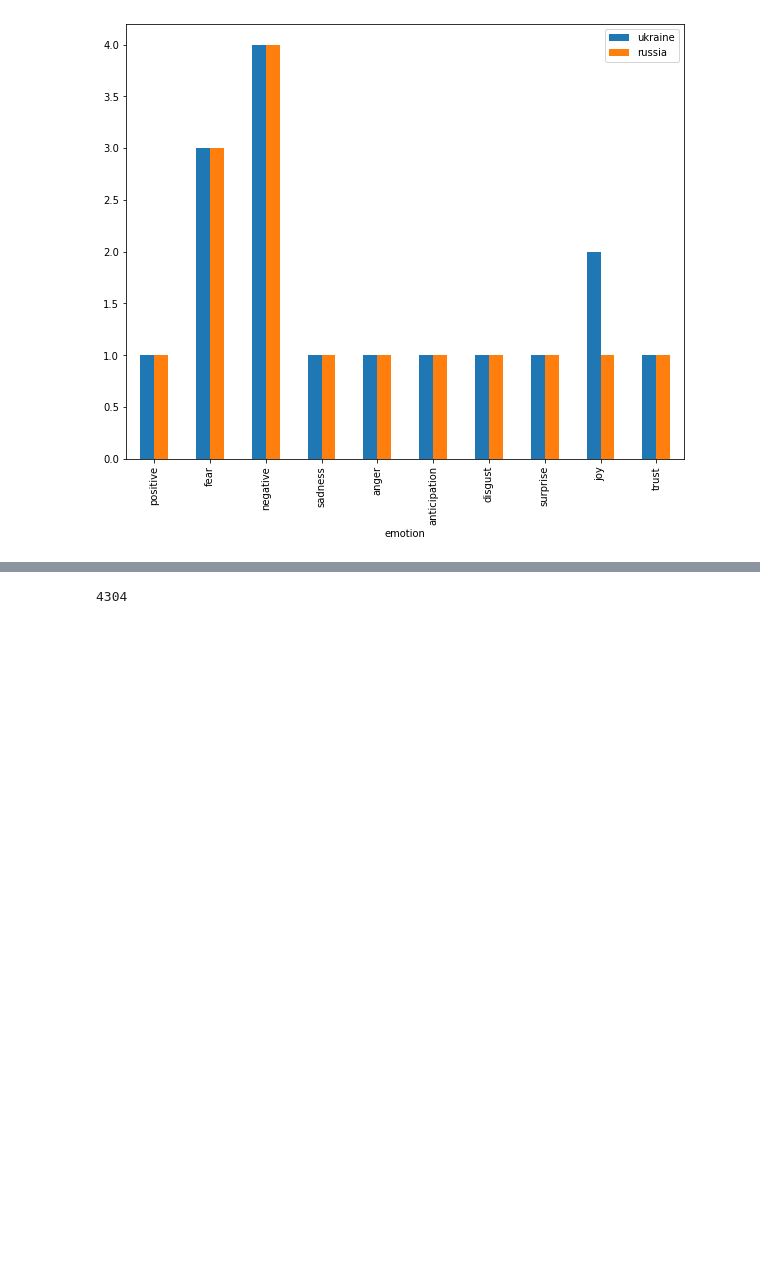
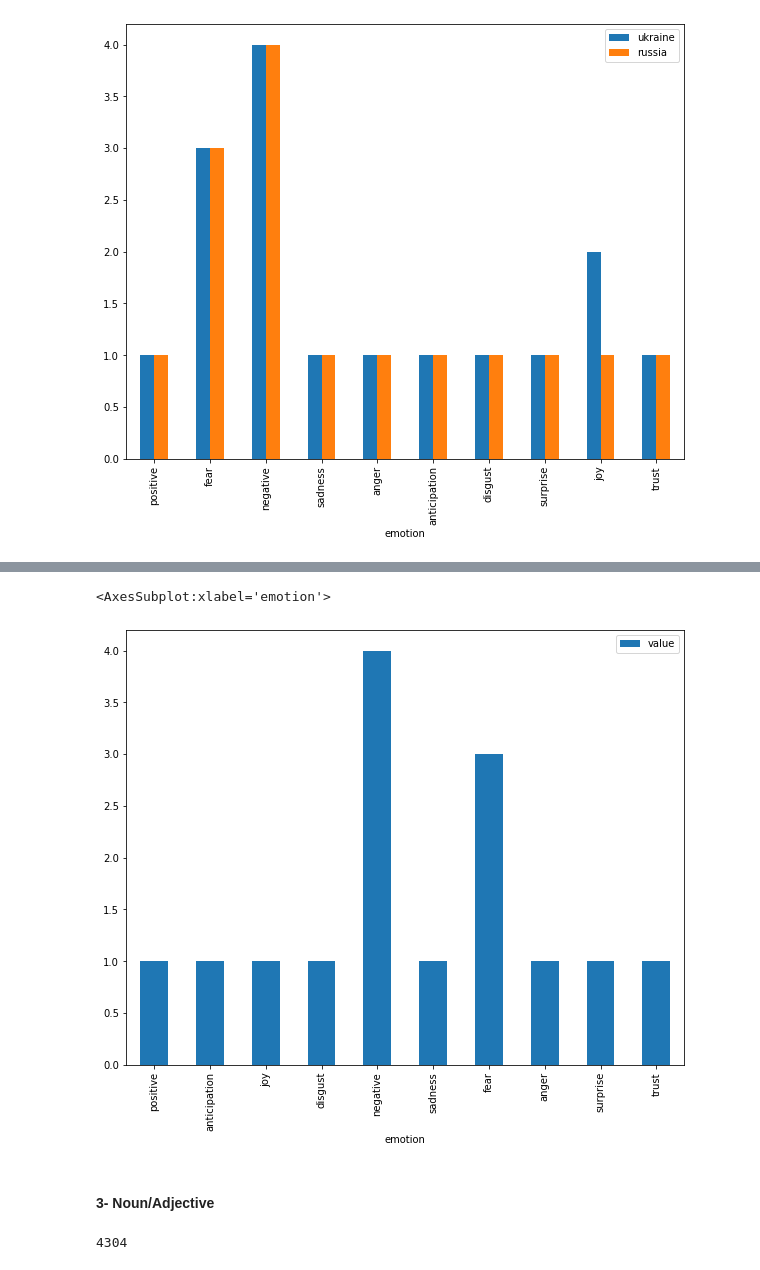
Before and after one commit to samah-balkhair/Tweets_Opinions, a Jupyter notebook: phase2_clean_tweets.ipynb, the cells around one changed output, grey strips where cells are left out. Drawn from its saved outputs; the diff is of its cells as text; code cells hidden in the pictures; blank space fills up the shorter version.

```diff
--- a/phase2_clean_tweets.ipynb
+++ b/phase2_clean_tweets.ipynb
@@ -541,12 +517,6 @@ for emotion in ukraine_emotion_dic:
         ukraine_emotion_value.append(emotion_dic['ukraine'].get(emotion))
         russia_emotion_value.append(emotion_dic['russia'].get(emotion))
 
-for emotion in russia_emotion_value:
-    if emotion not in emotion_list:
-        emotion_list.append(emotion)
-        ukraine_emotion_value.append(emotion_dic['ukraine'].get(emotion))
-        russia_emotion_value.append(emotion_dic['russia'].get(emotion))
-
 #print(emotion_list,ukraine_emotion_value,russia_emotion_value)
 emotion_df = pd.DataFrame({'emotion':emotion_list,'ukraine':ukraine_emotion_value, 'russia':russia_emotion_value})
 #emotion_df
@@ -561,0 +528,11 @@ russia_doc = ' '.join(x for x in  russia_df['cleanText'])
+# %%
+all_text_list = tweet_df['cleanText'].to_list()
+all_emotion = []
+for i in range(len(all_text_list)):
+    all_emotion.append(NRCLex(all_text_list[i]))
+
+all_emotion_dic = {}
+for i in range(len(all_emotion)):
+    all_emotion_dic.update((all_emotion[i]).raw_emotion_scores)
+
+all_emotion_dic
@@ -562,3 +550,20 @@ russia_doc = ' '.join(x for x in  russia_df['cleanText'])
+# %%
+all_emotion_list = []
+all_emotion_value = []
+
+for emotion in all_emotion_dic:
+    if emotion not in all_emotion_list:
+        all_emotion_list.append(emotion)
+        all_emotion_value.append(all_emotion_dic.get(emotion))
+
+#print(emotion_list,ukraine_emotion_value,russia_emotion_value)
+all_emotion_df = pd.DataFrame({'emotion':all_emotion_list,'value':all_emotion_value})
+all_emotion_df.plot(x="emotion", y= "value", kind="bar",figsize=(10,8))
+# %% [output]
+<AxesSubplot:xlabel='emotion'>
+[figure, added]
+# %% [markdown]
+#### 3- Noun/Adjective
 # %%
 import spacy
 
```
Also changed, not shown: parts of 32 cells of this notebook, 6 other files.
